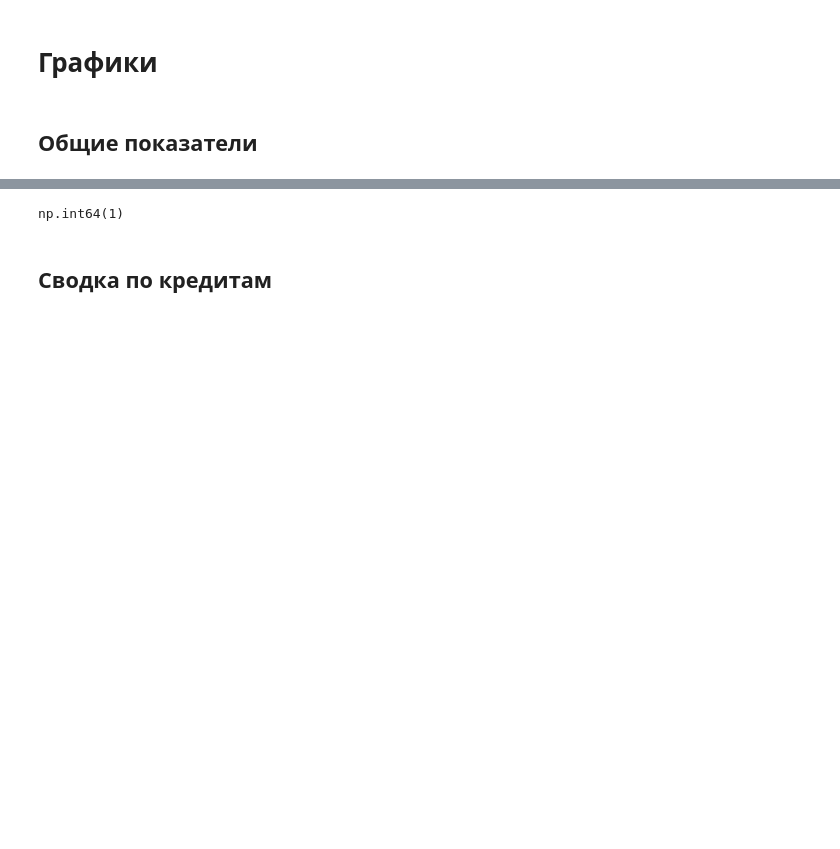
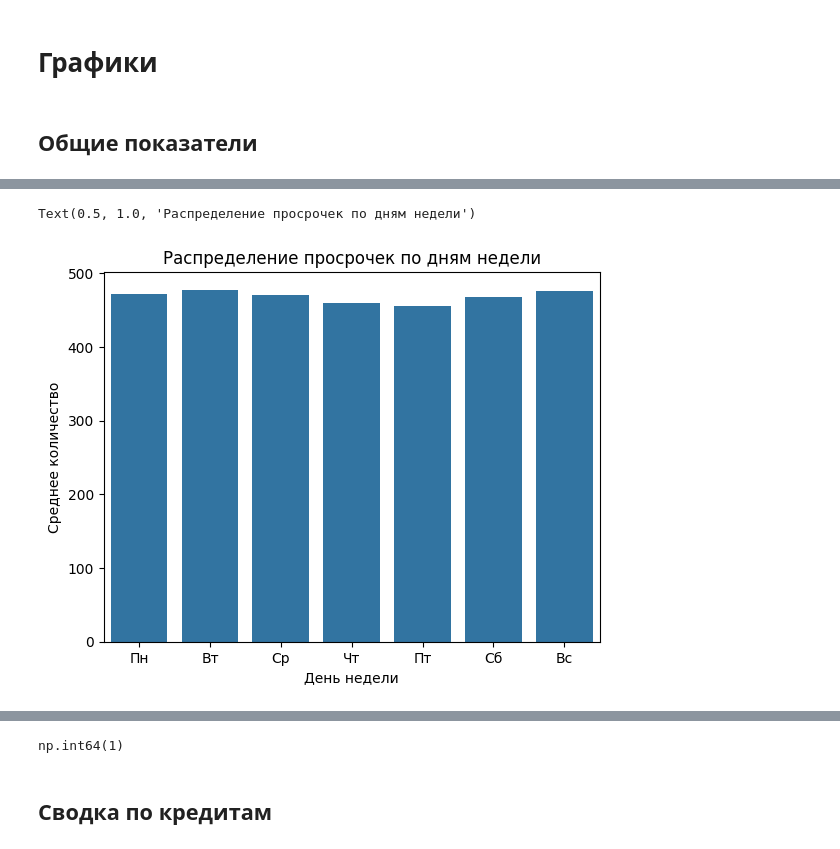
Before and after one commit to Satsuta-A/credits_test_case, a Jupyter notebook: main.ipynb, the cells around one changed output, grey strips where cells are left out. Drawn from its saved outputs; the diff is of its cells as text; code cells hidden in the pictures; blank space fills up the shorter version.

```diff
--- a/main.ipynb
+++ b/main.ipynb
@@ -519,3 +540,14 @@ plt.show()
+# %%
+tmp = view[view['status']=='expired'].groupby('plan_at')['debt'].count()
+tmp = tmp.reset_index()
+tmp['plan_at'] = tmp['plan_at'].dt.dayofweek
+sns.barplot(tmp.groupby('plan_at')['debt'].mean()).set_xticklabels(['Пн', "Вт", "Ср", "Чт", "Пт", "Сб", "Вс"])
+plt.xlabel('День недели')
+plt.ylabel('Среднее количество')
+plt.title('Распределение просрочек по дням недели')
+# %% [output]
+Text(0.5, 1.0, 'Распределение просрочек по дням недели')
+[figure, added]
 # %%
 plt.title('Отношение объема к количеству просрочек')
 
```
Also changed, not shown: parts of 7 cells of this notebook, 5 other files.
